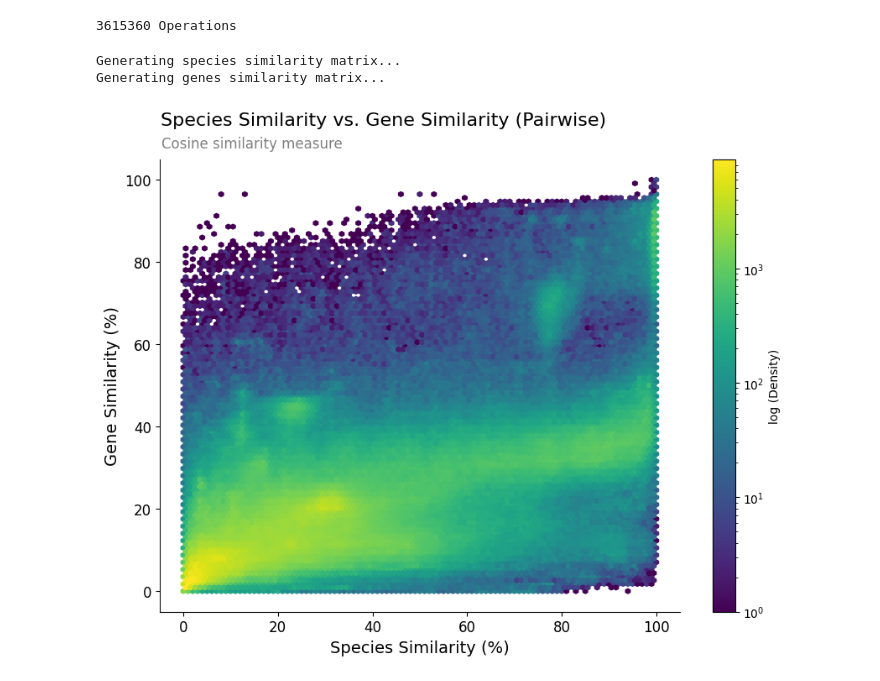
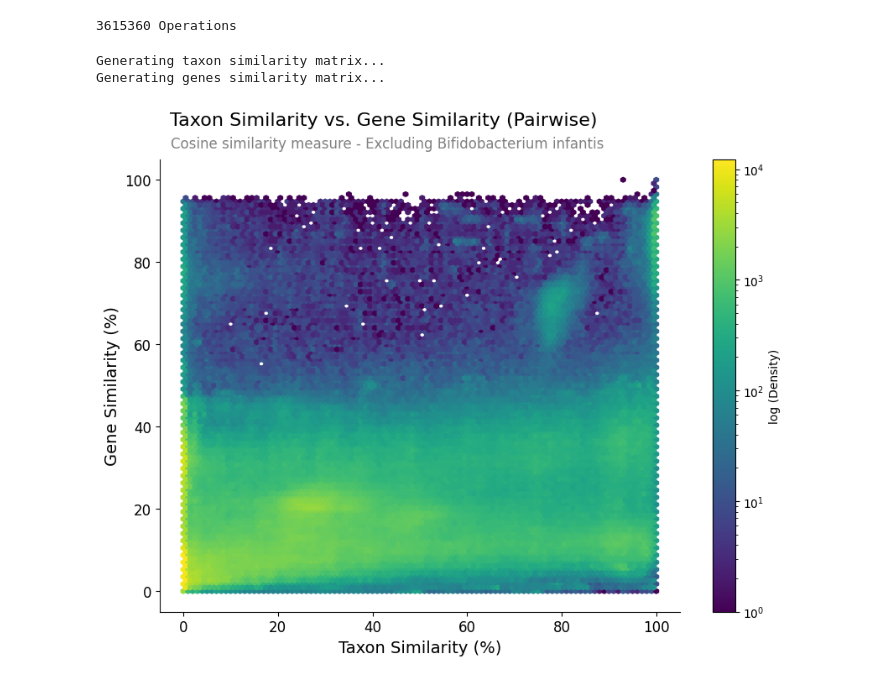
Before and after one commit to AthomsG/gene-prediction-from-bacteria-community, a Jupyter notebook: notebooks/EDA.ipynb, the cells around one changed output. Saved outputs shown, nothing was run; the diff lists cells and outputs as text; code cells hidden in the pictures.

Commit message:
Can now change Taxon granularity when extracting community. Updated EDA

```diff
--- a/notebooks/EDA.ipynb
+++ b/notebooks/EDA.ipynb
@@ -7,2 +7,2 @@ import matplotlib.pyplot as plt
 # %%
-df_species = pd.read_parquet('../processed_data/species_coverage.parquet')
+df_taxon = pd.read_parquet('../processed_data/taxon_coverage_g.parquet')
@@ -287,19 +301,26 @@ plt.show()
 # %%
 from sklearn.metrics.pairwise import cosine_similarity
 # %%
-print(f'{int(0.5*df_species.shape[0]**2) - df_species.shape[0]} Operations')
+print(f'{int(0.5*df_taxon.shape[0]**2) - df_taxon.shape[0]} Operations')
 
-df_species = df_species.loc[df_genes.index]
-# (df_species.index == df_genes.index).sum() == df_species.shape[0] # sanity check
+df_taxon = df_taxon.loc[df_genes.index]
+# (df_taxon.index == df_genes.index).sum() == df_taxon.shape[0] # sanity check
 # %% [output]
 3615360 Operations
 # %%
-# species similarity
-print('Generating species similarity matrix...')
-species_cosine_sim_matrix = pd.DataFrame(
-    cosine_similarity(df_species),
-    index=df_species.index,
-    columns=df_species.index
+threshold = None
+
+if threshold: # makes no difference for cosine similarity plot
+    df_taxon = df_taxon.loc[:, count_taxon >= threshold]
+    df_genes = df_genes.loc[:, count_genes >= threshold]
+
+# taxon similarity
+print('Generating taxon similarity matrix...')
+taxon_cosine_sim_matrix = pd.DataFrame(
+# Here we remove the Bifidobacterium infantis, because it has a big impact on cosine similatiry
+    cosine_similarity(df_taxon),
+    index=df_taxon.index,
+    columns=df_taxon.index
 )
 
 # genes similarity
@@ -310,31 +331,31 @@ genes_cosine_sim_matrix = pd.DataFrame(
     columns=df_genes.index
 )
 # %% [output]
-Generating species similarity matrix...
+Generating taxon similarity matrix...
 Generating genes similarity matrix...
 # %%
 # Extract upper triangle values (excluding diagonal)
-species_vals = species_cosine_sim_matrix.where(np.triu(np.ones(species_cosine_sim_matrix.shape), k=1).astype(bool)).stack()
+taxon_vals = taxon_cosine_sim_matrix.where(np.triu(np.ones(taxon_cosine_sim_matrix.shape), k=1).astype(bool)).stack()
 genes_vals = genes_cosine_sim_matrix.where(np.triu(np.ones(genes_cosine_sim_matrix.shape), k=1).astype(bool)).stack()
 
 plt.figure(figsize=(10, 7))
 hb = plt.hexbin(
-    species_vals * 100, genes_vals * 100, gridsize=100, cmap='viridis', bins='log'
+    taxon_vals * 100, genes_vals * 100, gridsize=100, cmap='viridis', bins='log'
 )
 
 cb = plt.colorbar(label='log (Density)')
 
-plt.xlabel('Species Similarity (%)', fontsize=14)
+plt.xlabel('Taxon Similarity (%)', fontsize=14)
 plt.ylabel('Gene Similarity (%)', fontsize=14)
-plt.title('Species Similarity vs. Gene Similarity (Pairwise)', fontsize=16, x=0.43, y=1.06)
-plt.suptitle('Cosine similarity measure', fontsize=12, color='gray', x=0.235, y=0.92)
+plt.title('Taxon Similarity vs. Gene Similarity (Pairwise)', fontsize=16, x=0.43, y=1.06)
+plt.suptitle('Cosine similarity measure - Excluding Bifidobacterium infantis', fontsize=12, color='gray', x=0.396, y=0.92)
 
 plt.xticks(fontsize=12)
 plt.yticks(fontsize=12)
 
 for spine in ['top', 'right']:
     plt.gca().spines[spine].set_visible(False)
 
 plt.show()
 # %% [output]
-[figure, old version]
+[figure, new version]
```
Also changed, not shown: parts of 14 cells of this notebook.
